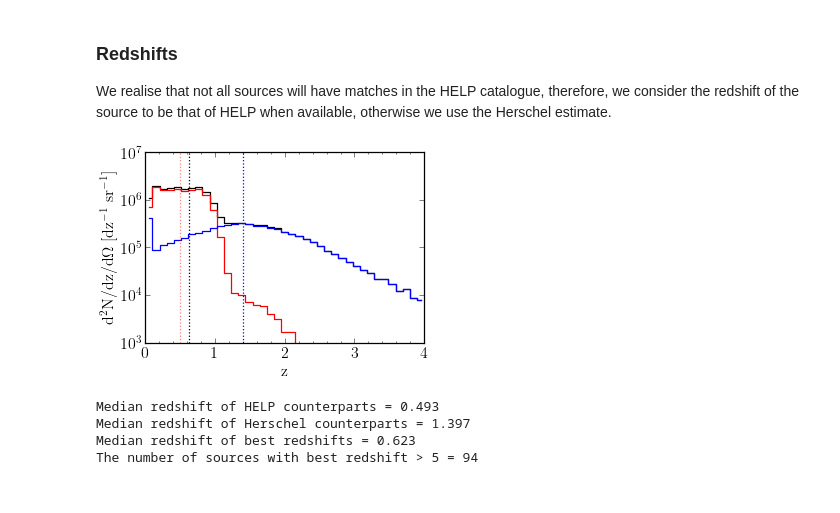
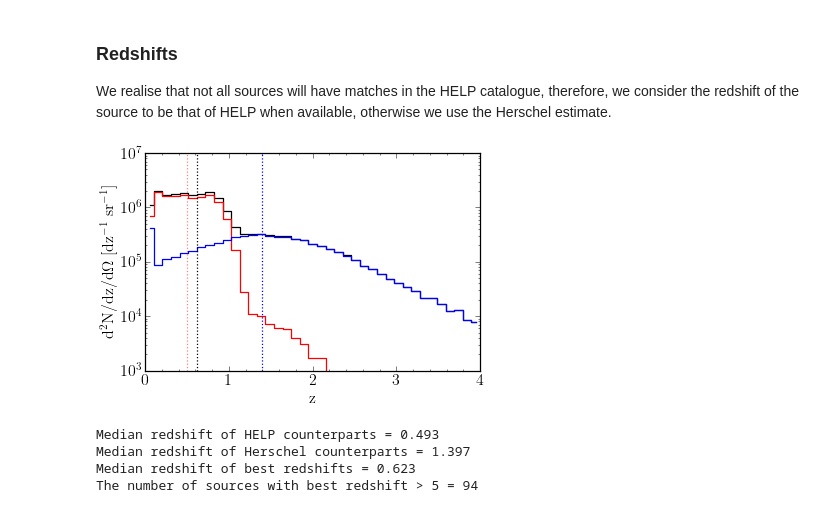
Before and after one commit to BradleyAWard/Herschel-ATLAS-DR3, a Jupyter notebook: HATLAS_DR3/15_arcsec/results.ipynb, the cells around one changed output. Saved outputs shown, nothing was run; the diff lists cells and outputs as text; code cells hidden in the pictures.

```diff
--- a/HATLAS_DR3/15_arcsec/results.ipynb
+++ b/HATLAS_DR3/15_arcsec/results.ipynb
@@ -68,30 +68,31 @@ sources_zHELP_zHerschel['z_best'] = best_z
 # %%
 # Redshift distributions
 survey_area = 303
 min_z, max_z, z_bins = 0, 4, 40
 
 # Determine the redshift distributions
 total_z_distribution, total_z_bins = utils.dn_dz_domega(sources_zHELP_zHerschel['z_best'], min_z, max_z, z_bins, survey_area)
 help_z_distribution, help_z_bins = utils.dn_dz_domega(sources_zHELP_zHerschel['z1_median'], min_z, max_z, z_bins, survey_area)
 herschel_z_distribution, herschel_z_bins = utils.dn_dz_domega(Herschel_z, min_z, max_z, z_bins, survey_area)
 
 # Plot of the different redshift distributions
-plt.figure(figsize = (5, 3.5))
+plt.figure()
 plt.step(total_z_bins, total_z_distribution, where = 'mid')
 plt.step(help_z_bins, help_z_distribution, where = 'mid')
 plt.step(herschel_z_bins, herschel_z_distribution, where = 'mid')
 plt.axvline(np.nanmedian(sources_zHELP_zHerschel['z_best']), color = 'k', linestyle = ':')
 plt.axvline(np.nanmedian(sources_zHELP_zHerschel['z1_median']), color = 'r', linestyle = ':', alpha = 0.5)
 plt.axvline(np.nanmedian(Herschel_z), color = 'b', linestyle = ':')
 plt.xlabel('z')
 plt.ylabel(r'd$^2$N/dz/d$\Omega$ [dz$^{-1}$ sr$^{-1}$]')
 plt.semilogy()
 plt.xlim(0, 4)
 plt.ylim(1e3, 1e7)
 plt.yticks([1e3, 1e4, 1e5, 1e6, 1e7])
+plt.savefig(os.getcwd() + '/figures/Fig_7.pdf', format = 'pdf', dpi = 1000, bbox_inches='tight')
 plt.show()
 # %% [output]
-[figure, old version]
+[figure, new version]
 # %%
 # Calculating the median redshifts of the distributions
 HELP_z_median = np.nanmedian(sources_zHELP_zHerschel['z1_median'])
```
Also changed, not shown: parts of 9 cells of this notebook, 14 other files.
